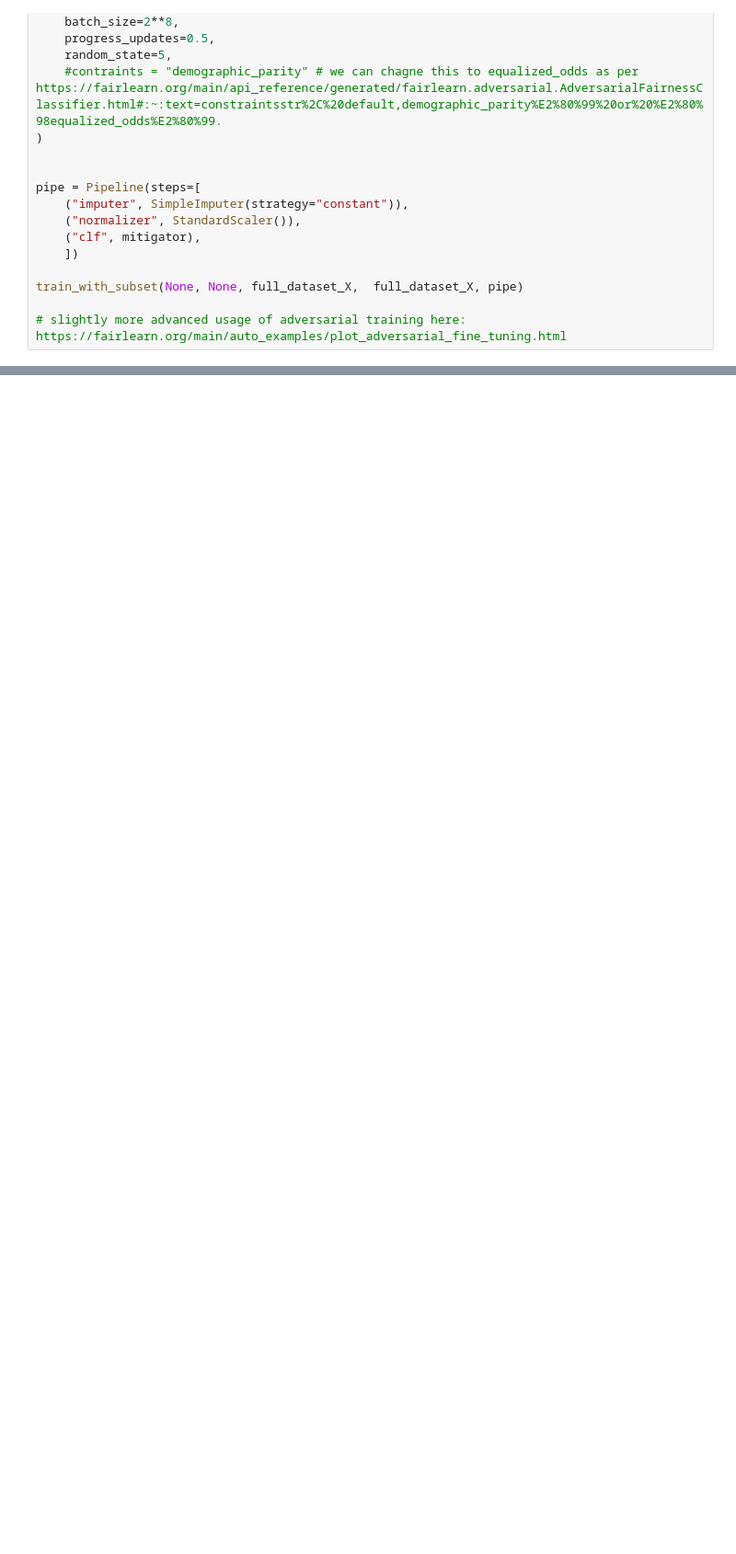
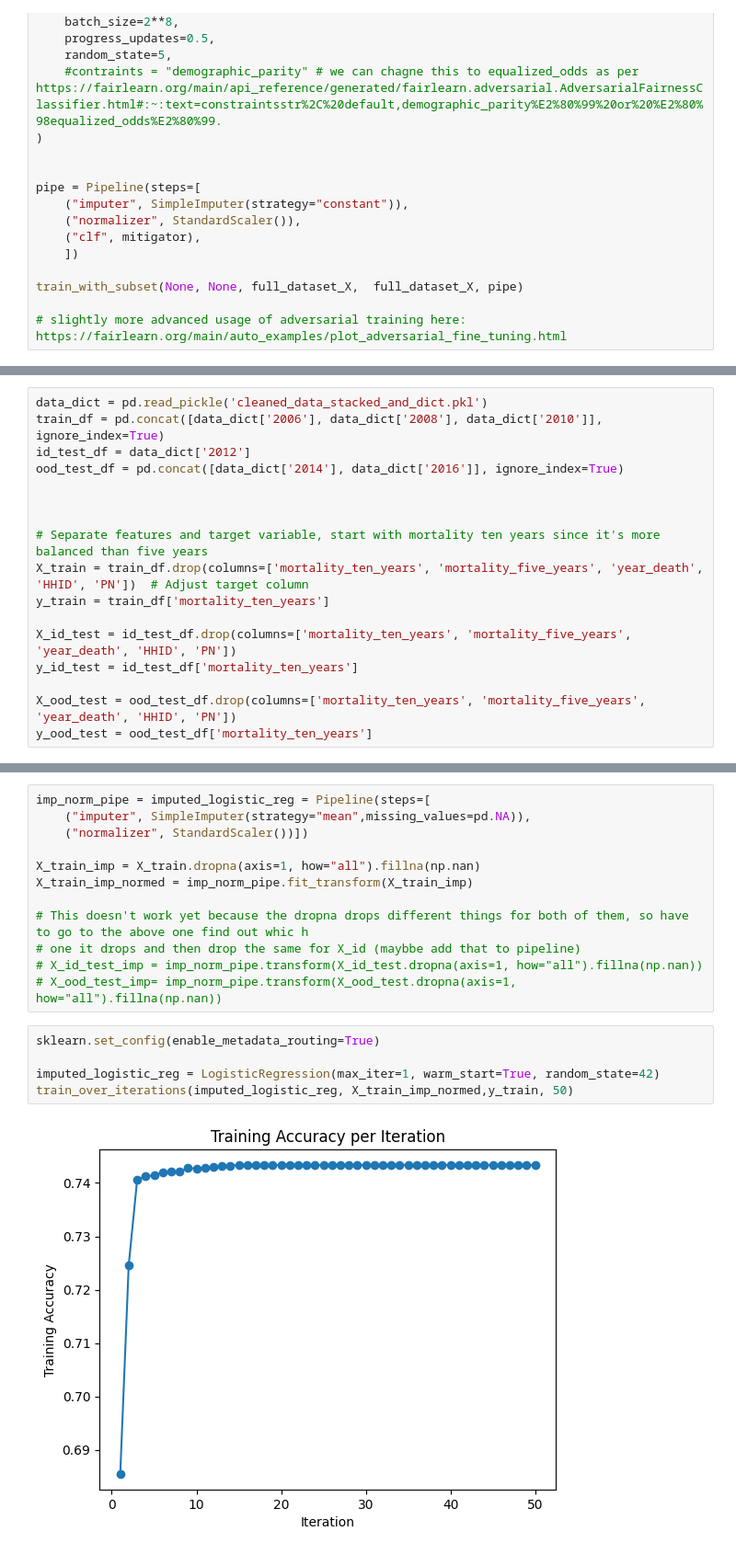
Before and after one commit to szeng7/hrs-mortality, a Jupyter notebook: experiment.ipynb, the cells around one changed output, grey strips where cells are left out. Shown at 92% size. Saved outputs shown, nothing was run; the diff lists cells and outputs as text; blank space fills up the shorter version.

```diff
--- a/experiment.ipynb
+++ b/experiment.ipynb
@@ -169,0 +201,17 @@ train_with_subset(None, None, full_dataset_X,  full_dataset_X, pipe)
+# %%
+data_dict = pd.read_pickle('cleaned_data_stacked_and_dict.pkl')
+train_df = pd.concat([data_dict['2006'], data_dict['2008'], data_dict['2010']], ignore_index=True)
+id_test_df = data_dict['2012']
+ood_test_df = pd.concat([data_dict['2014'], data_dict['2016']], ignore_index=True)
+
+
+
+# Separate features and target variable, start with mortality ten years since it's more balanced than five years
+X_train = train_df.drop(columns=['mortality_ten_years', 'mortality_five_years', 'year_death', 'HHID', 'PN'])  # Adjust target column
+y_train = train_df['mortality_ten_years']
+
+X_id_test = id_test_df.drop(columns=['mortality_ten_years', 'mortality_five_years', 'year_death', 'HHID', 'PN'])
+y_id_test = id_test_df['mortality_ten_years']
+
+X_ood_test = ood_test_df.drop(columns=['mortality_ten_years', 'mortality_five_years', 'year_death', 'HHID', 'PN'])
+y_ood_test = ood_test_df['mortality_ten_years']
@@ -169,0 +308,19 @@ train_with_subset(None, None, full_dataset_X,  full_dataset_X, pipe)
+# %%
+imp_norm_pipe = imputed_logistic_reg = Pipeline(steps=[
+    ("imputer", SimpleImputer(strategy="mean",missing_values=pd.NA)),
+    ("normalizer", StandardScaler())])
+
+X_train_imp = X_train.dropna(axis=1, how="all").fillna(np.nan)
+X_train_imp_normed = imp_norm_pipe.fit_transform(X_train_imp)
+
+# This doesn't work yet because the dropna drops different things for both of them, so have to go to the above one find out whic h
+# one it drops and then drop the same for X_id (maybbe add that to pipeline)
+# X_id_test_imp = imp_norm_pipe.transform(X_id_test.dropna(axis=1, how="all").fillna(np.nan))
+# X_ood_test_imp= imp_norm_pipe.transform(X_ood_test.dropna(axis=1, how="all").fillna(np.nan))
+# %%
+sklearn.set_config(enable_metadata_routing=True)
+
+imputed_logistic_reg = LogisticRegression(max_iter=1, warm_start=True, random_state=42)
+train_over_iterations(imputed_logistic_reg, X_train_imp_normed,y_train, 50)
+# %% [output]
+[figure, added]
```
Also changed, not shown: parts of 23 cells of this notebook, 3 other files.
